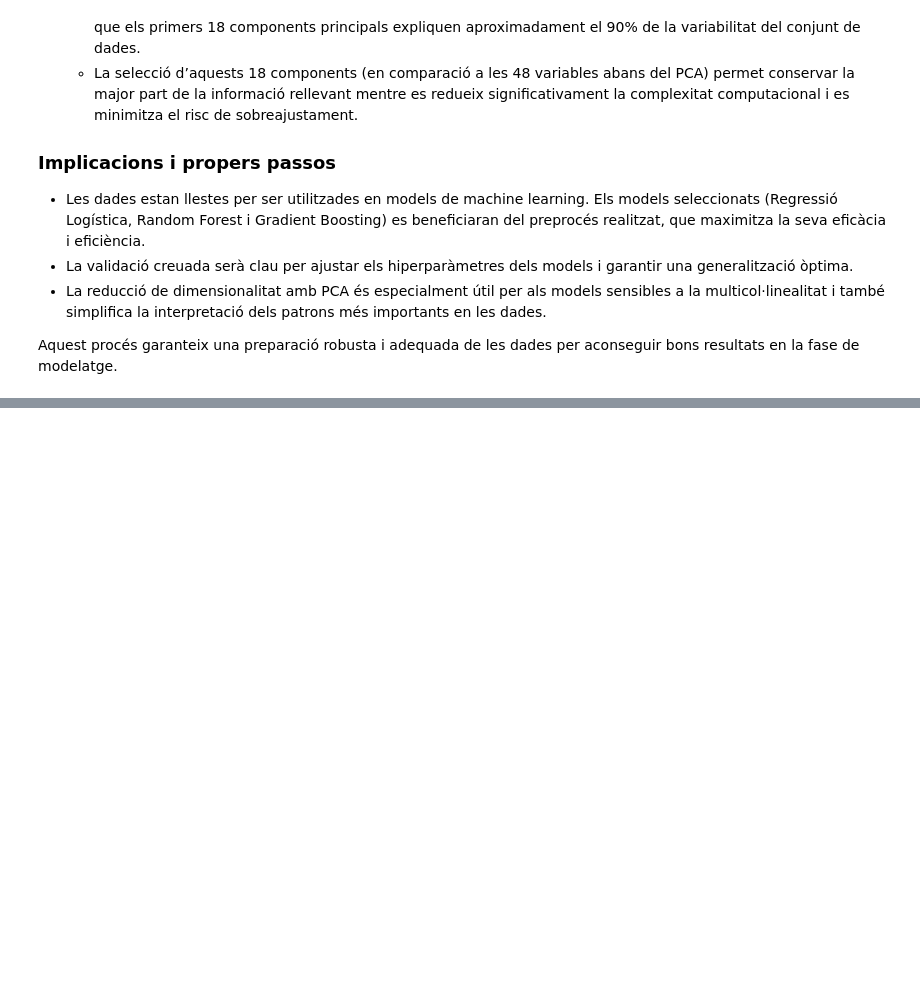
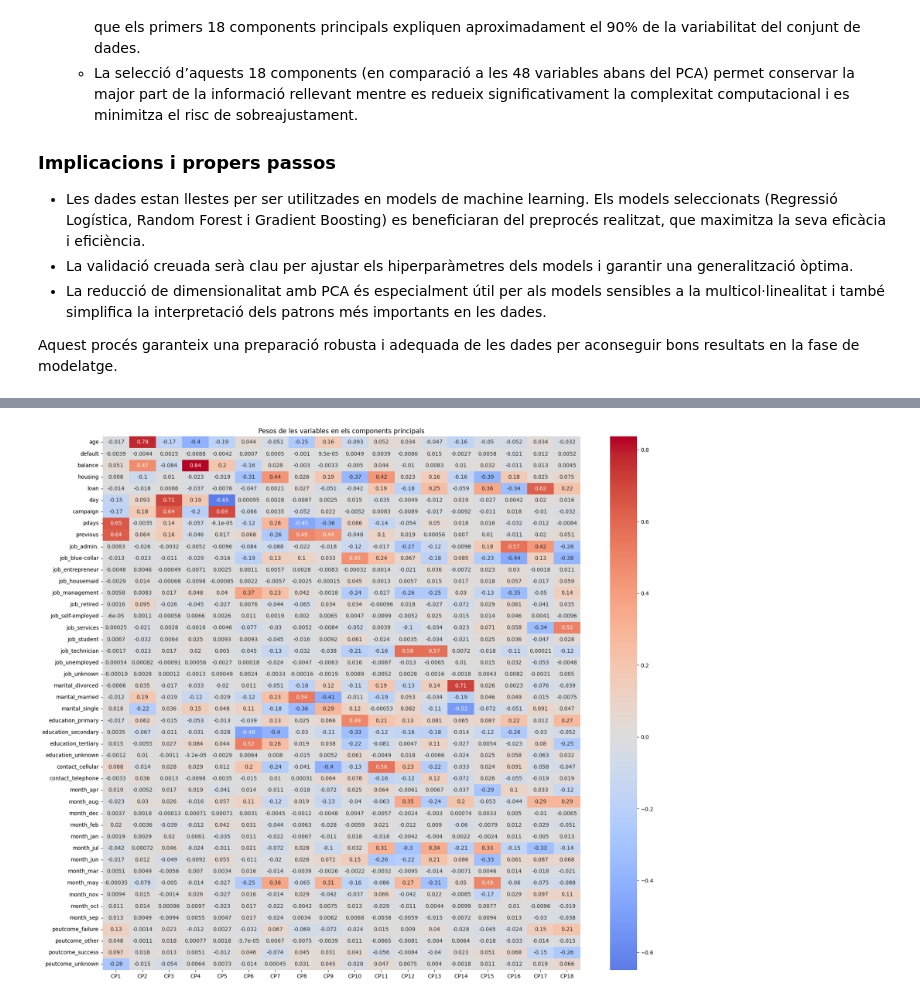
Before and after one commit to adriahf/Projecte-Machine-Learning, a Jupyter notebook: Sprint 6/preparacio_dades_entrenament.ipynb, the cells around one changed output, grey strips where cells are left out. Drawn from its saved outputs; the diff is of its cells as text; code cells hidden in the pictures; blank space fills up the shorter version.

Commit message:
visualitzacio dels pesos de les variables

```diff
--- a/Sprint 6/preparacio_dades_entrenament.ipynb
+++ b/Sprint 6/preparacio_dades_entrenament.ipynb
@@ -334,0 +337,8 @@ y_test_df.to_csv('data/y_test_sprint6.csv', index=False)
+# %%
+# mostrem els pesos de les variables en tots els components principals
+weights = pd.DataFrame(pca.components_, columns=X_train.columns)
+weights = weights.T
+weights.columns = [f'CP{i+1}' for i in range(len(weights.columns))]
+
+print("Pesos de les variables en els components principals: ")
+print(weights)
@@ -334,0 +363,11 @@ y_test_df.to_csv('data/y_test_sprint6.csv', index=False)
+# %%
+# visualitzem els pesos de les variables en els components principals
+import seaborn as sns
+import matplotlib.pyplot as plt
+
+plt.figure(figsize=(20, 18))
+sns.heatmap(weights, annot=True, cmap='coolwarm', center=0)
+plt.title('Pesos de les variables en els components principals')
+plt.show()
+# %% [output]
+[figure, added]
```
Also changed, not shown: parts of 3 cells of this notebook.
